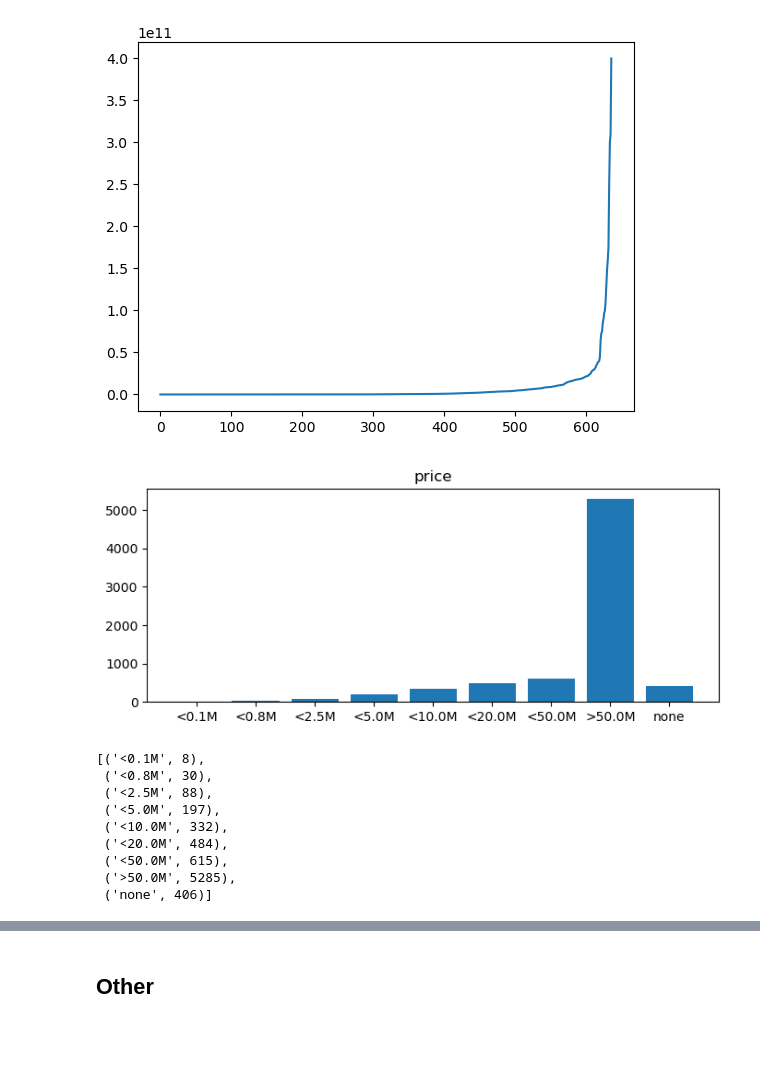
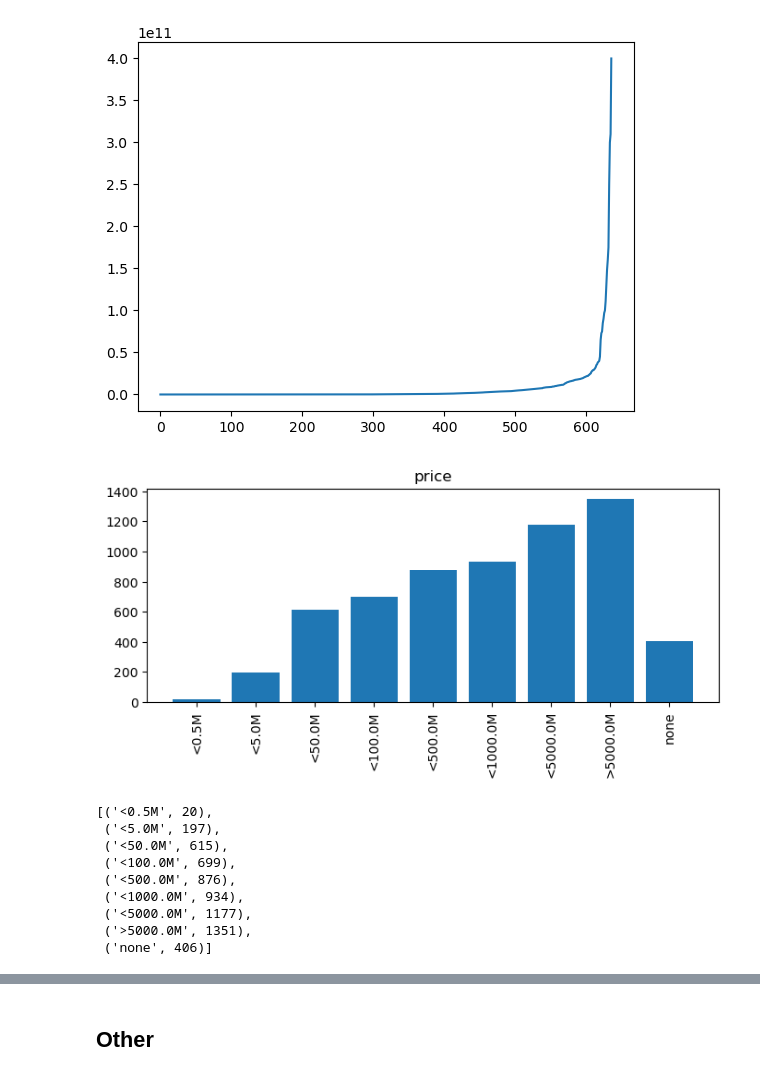
Before and after one commit to MMovasaghi/mlsd_ad_classification, a Jupyter notebook: code/EDA.ipynb, the cells around one changed output, grey strips where cells are left out. Cells and saved outputs as stored; diff of their text form; code cells hidden in the pictures; blank space fills up the shorter version.

```diff
--- a/code/EDA.ipynb
+++ b/code/EDA.ipynb
@@ -17,5 +18,4 @@ from tqdm import tqdm
 # %%
-df = pd.read_csv("./../data/raw_data.csv")
-df = df.drop(df.columns[0], axis=1)
+df = pd.read_csv("./../data/normalized_raw_data.csv")
 df
 # %% [output]
@@ -80,0 +37,32 @@ df
+# %%
+hazm_normalizer = hazm.Normalizer()
+
+char_list = list(range(ord("آ"), ord("ی")+20))
+char_list.extend(list(range(ord("A"), ord("z")+1)))
+number_list = list(range(ord("۰"), ord("۹")+1))
+number_list.extend(list(range(ord("0"), ord("9")+1)))
+sp_char = [",", ".", "?", ";", ":", "(", ")", "$", "%", "!", "\'", "\"", "{", "}", "[", "]", "&",
+           "،", "؛", "«", "»", "؟", "!", " ", "‌"]
+
+debug_log = []
+
+def check_char(text):
+    res = ""
+    for t in text:
+        try:
+            if ord(t) in char_list or ord(t) in number_list or t in sp_char:
+                res += t
+        except:
+            debug_log.append(t)
+    return res
+
+
+def normalize(text):
+    while ("\n" in text) or ("\r\n" in text) or ("\n\r" in text):
+        text = text.replace("\n", " ").replace("\n\r", " ").replace("\r\n", " ")
+    text = check_char(text)
+    text = hazm_normalizer.normalize(text)
+    return text
+# %%
+df['description'] = [normalize(d) for d in df['description']]
+df['title'] = [normalize(d) for d in df['title']]
@@ -110,36 +118,37 @@ plt.show()
 [figure]
 # %%
 price = [0,0,0,0,0,0,0,0,0]
-price_interval = [100_000, 800_000, 2_500_000, 5_000_000, 10_000_000, 20_000_000, 50_000_000]
+million = 1_000_000
+price_interval = [500_000, 5_000_000, 50_000_000, 100_000_000, 500_000_000, 1_000_000_000, 5_000_000_000]
 for p in df["price"]:
     for i, interval in enumerate(price_interval):
         if p <= interval:
             if p == -1:
                 price[-1] += 1
             else:
                 price[i] += 1
         if p > price_interval[-1]:
             price[-2] += 1
 
 plt.figure(figsize=(8,3))
-p_price_interval = [f"<{c/1_000_000}M" for c in price_interval]
-p_price_interval.append(f'>{price_interval[-1]/1_000_000}M')
+p_price_interval = [f"<{c/million}M" for c in price_interval]
+p_price_interval.append(f'>{price_interval[-1]/million}M')
 p_price_interval.append('none')
 plt.title("price")
 plt.bar(range(len(p_price_interval)), price, align='center')
-plt.xticks(range(len(p_price_interval)), p_price_interval)
+plt.xticks(range(len(p_price_interval)), p_price_interval, rotation='vertical')
 plt.show()
 
 list(zip(p_price_interval, price))
 # %% [output]
-[figure, old version]
+[figure, new version]
-[('<0.1M', 8),
- ('<0.8M', 30),
- ('<2.5M', 88),
+[('<0.5M', 20),
  ('<5.0M', 197),
- ('<10.0M', 332),
- ('<20.0M', 484),
  ('<50.0M', 615),
- ('>50.0M', 5285),
+ ('<100.0M', 699),
+ ('<500.0M', 876),
+ ('<1000.0M', 934),
+ ('<5000.0M', 1177),
+ ('>5000.0M', 1351),
  ('none', 406)]
 # %%
```
Also changed, not shown: parts of 19 cells of this notebook.
